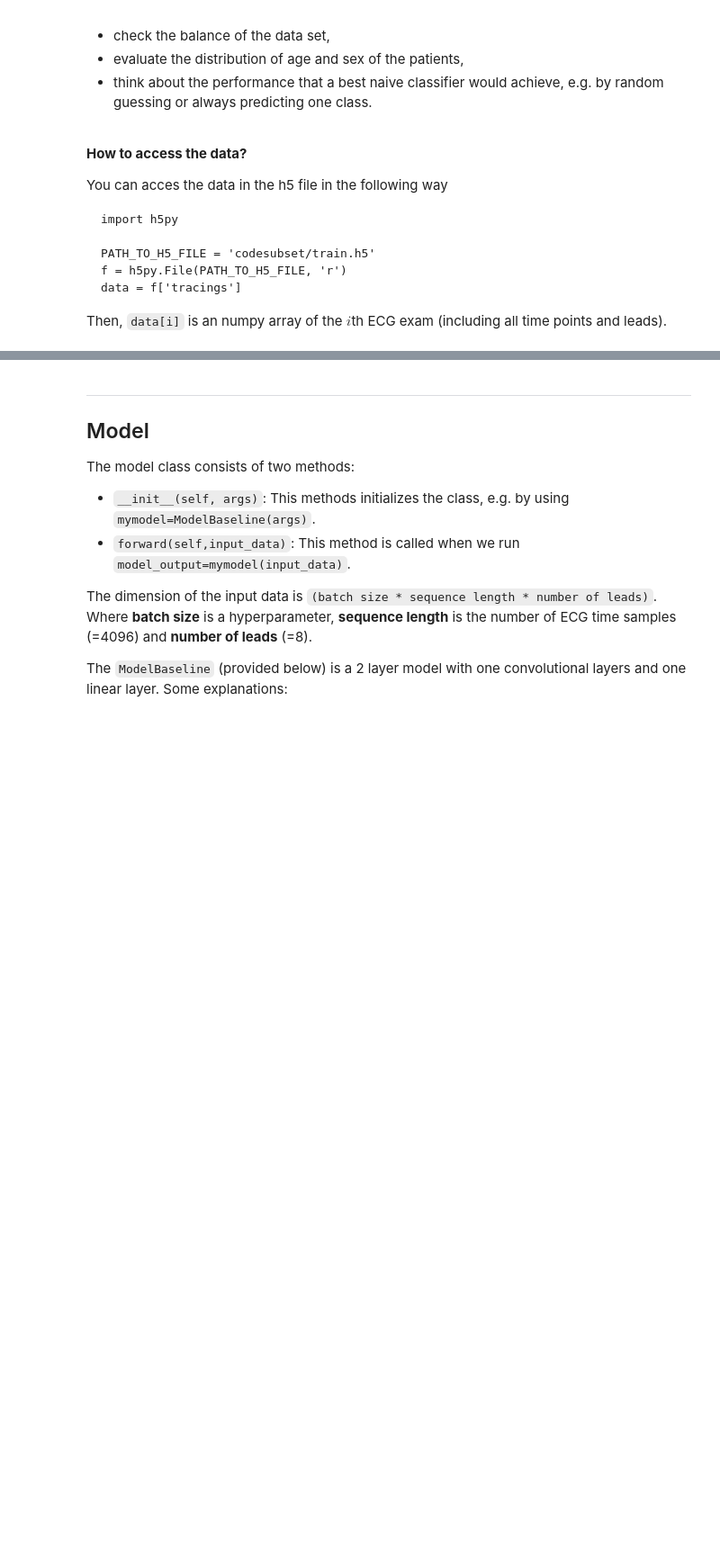
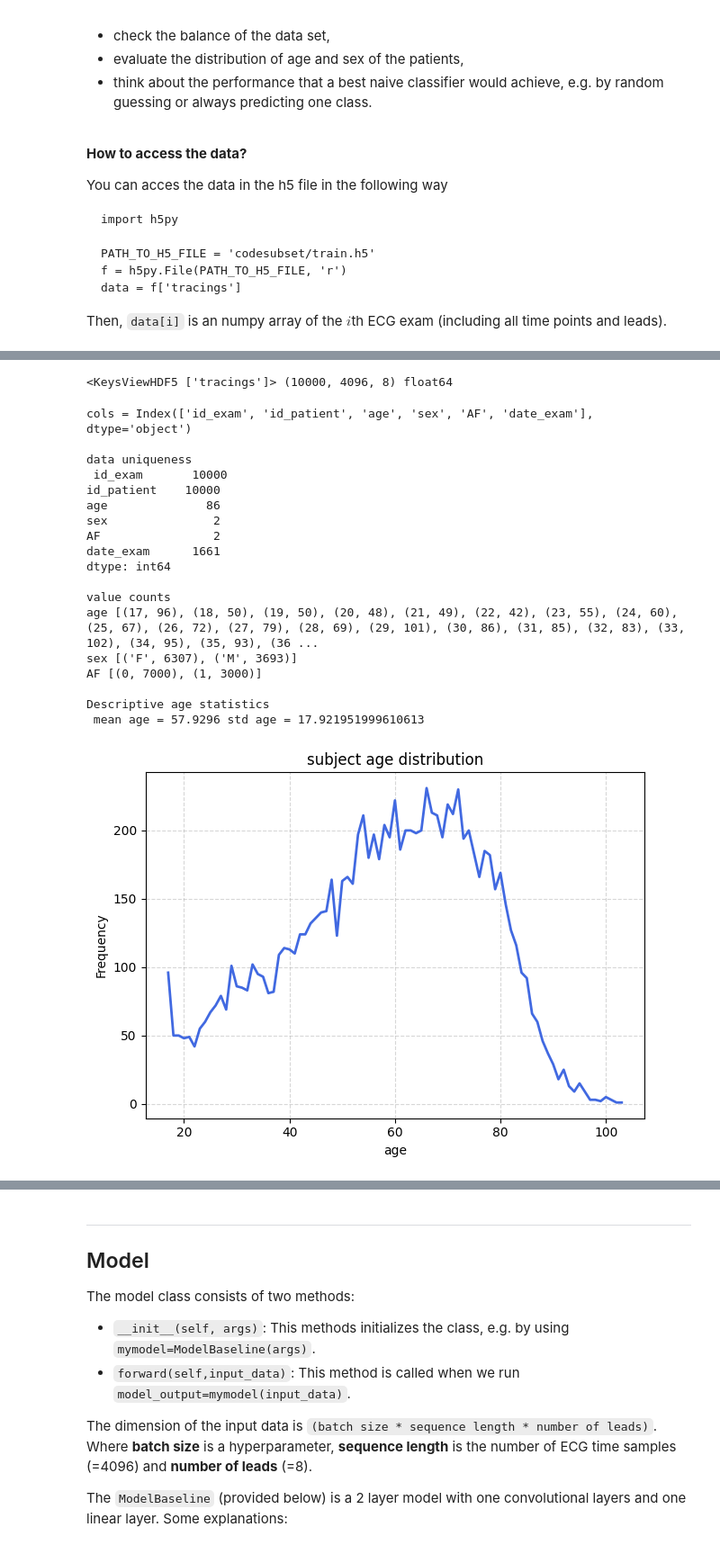
Before and after one commit to wmeijer221/wasp-assignmen-af-classification, a Jupyter notebook: assignment_ecg_classification.ipynb, the cells around one changed output, grey strips where cells are left out. Shown: that part at 90% size. Drawn from its saved outputs; the diff is of its cells as text; code cells hidden in the pictures; blank space fills up the shorter version.

Commit message:
exploratory analysis auxiliary file

```diff
--- a/assignment_ecg_classification.ipynb
+++ b/assignment_ecg_classification.ipynb
@@ -184,0 +242,74 @@ Please explain your main findings of the data analysis task in a few bullet poin
+# %%
+print(f.keys(), data.shape, data.dtype)
+# %% [output]
+<KeysViewHDF5 ['tracings']> (10000, 4096, 8) float64
+# %%
+# Analysis of auxiliary file.
+
+import pandas as pd
+
+df = pd.read_csv('/content/codesubset/train.csv')
+print("cols =", df.columns)
+print("\ndata uniqueness\n", df.nunique())
+
+
+print("\nvalue counts")
+all_vc = dict()
+for col in ['age', 'sex', 'AF']:
+  vc = df[col].value_counts()
+  vc = list((index, value) for index, value in zip(vc.index, vc))
+  vc.sort(key=lambda x: x[0])
+  print(col, vc)
+  all_vc[col] = vc
+
+print("\nDescriptive age statistics\n", "mean age =", df['age'].mean(), "std age =", df['age'].std())
+print()
+print()
+
+import matplotlib.pyplot as plt
+import numpy as np
+
+plt.plot([e[0] for e in all_vc['age']], [e[1] for e in all_vc['age']], color='royalblue', linewidth=2)
+plt.title('subject age distribution')
+plt.xlabel('age')
+plt.ylabel('Frequency')
+plt.grid(True, linestyle='--', alpha=0.5)
+
+plt.tight_layout()
+plt.show()
+
+dates = pd.to_datetime(df['date_exam'])
+
+# Create histogram
+plt.hist(dates, bins=50, color='skyblue', edgecolor='black')
+
+# Format x-axis to show dates nicely
+plt.gca().xaxis.set_major_formatter(plt.matplotlib.dates.DateFormatter('%Y-%m-%d'))
+plt.gca().xaxis.set_tick_params(rotation=45)
+
+plt.title('Histogram of Dates')
+plt.xlabel('Date')
+plt.ylabel('Frequency')
+
+plt.tight_layout()
+plt.show()
+# %% [output]
+cols = Index(['id_exam', 'id_patient', 'age', 'sex', 'AF', 'date_exam'], dtype='object')
+
+data uniqueness
+ id_exam       10000
+id_patient    10000
+age              86
+sex               2
+AF                2
+date_exam      1661
+dtype: int64
+
+value counts
+age [(17, 96), (18, 50), (19, 50), (20, 48), (21, 49), (22, 42), (23, 55), (24, 60), (25, 67), (26, 72), (27, 79), (28, 69), (29, 101), (30, 86), (31, 85), (32, 83), (33, 102), (34, 95), (35, 93), (36 ...
+sex [('F', 6307), ('M', 3693)]
+AF [(0, 7000), (1, 3000)]
+
+Descriptive age statistics
+ mean age = 57.9296 std age = 17.921951999610613
+[figure, added]
```
Also changed, not shown: parts of 13 cells of this notebook.
